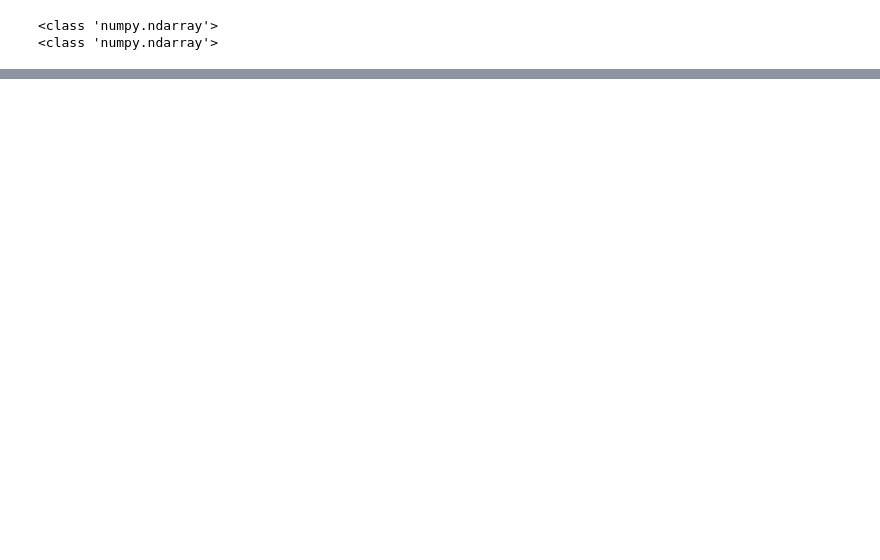
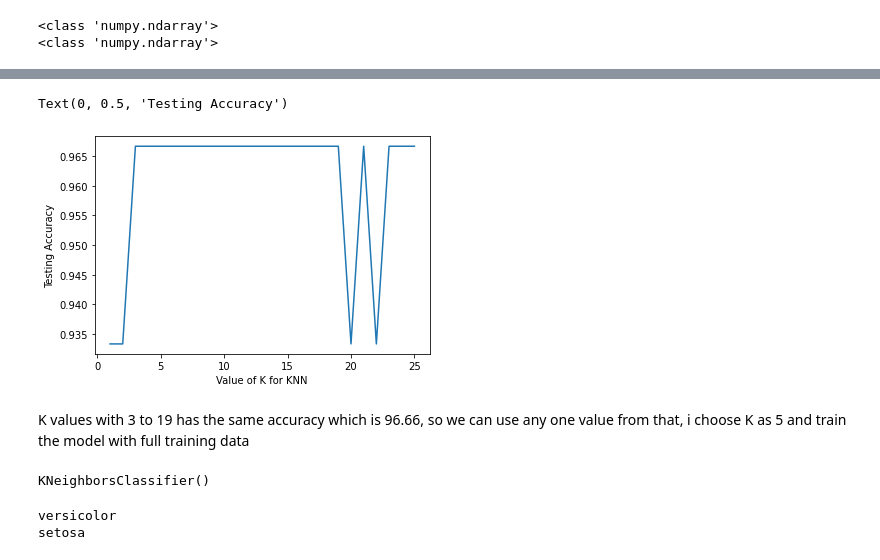
Before and after one commit to Lilik-murdiyah/datamining, a Jupyter notebook: _sources/notebooks.ipynb, the cells around one changed output, grey strips where cells are left out. Cells and saved outputs as stored; diff of their text form; code cells hidden in the pictures; blank space fills up the shorter version.

```diff
--- a/_sources/notebooks.ipynb
+++ b/_sources/notebooks.ipynb
@@ -828,0 +1145,5 @@ print(iris.data.shape)
+# %%
+# Feature matrix in a object named X
+X = iris.data
+# response vector in a object named y
+y = iris.target
@@ -856,6 +1231,33 @@ for k in k_range:
 # %%
 %matplotlib inline
-import matplotlib.pylot as plt
-plt.plot(k_range, scores_list)
+import matplotlib.pyplot as plt
+
+#plot the relationship between K and the testing accuracy
+plt.plot(k_range,scores_list)
 plt.xlabel('Value of K for KNN')
-plt.ylabel('Testing Acuuracy')
+plt.ylabel('Testing Accuracy')
+# %% [output]
+Text(0, 0.5, 'Testing Accuracy')
+[figure, added]
+# %% [markdown]
+K values with 3 to 19 has the same accuracy which is 96.66, so we can use any one value from that, i choose K as 5 and train the model with full training data
+# %%
+knn = KNeighborsClassifier(n_neighbors=5)
+knn.fit(X,y)
+# %% [output]
+KNeighborsClassifier()
+# %%
+#0 = setosa, 1=versicolor, 2=virginica
+classes = {0:'setosa',1:'versicolor',2:'virginica'}
+
+#Making prediction on some unseen data
+#predict for the below two random observations
+x_new = [[3,4,5,2],
+         [5,4,2,2]]
+y_predict = knn.predict(x_new)
+
+print(classes[y_predict[0]])
+print(classes[y_predict[1]])
+# %% [output]
+versicolor
+setosa
```
Also changed, not shown: parts of 147 cells of this notebook, 3 other files.
